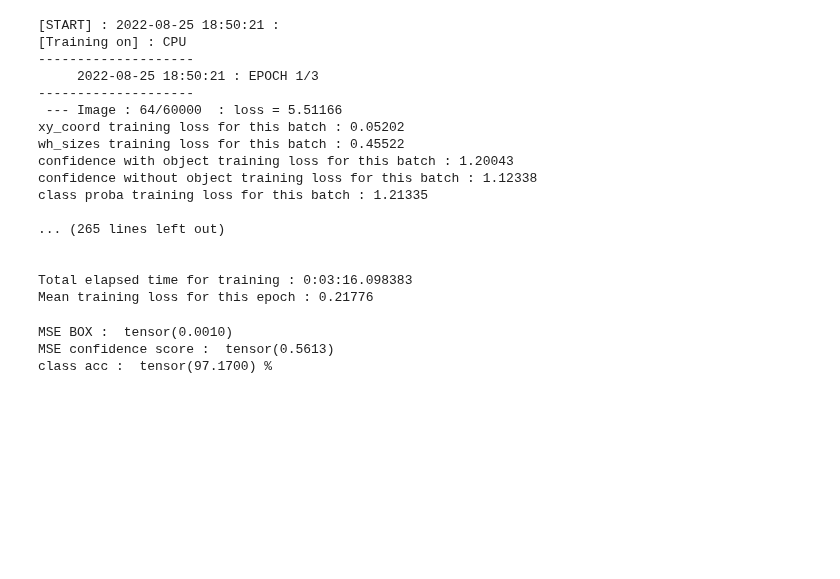
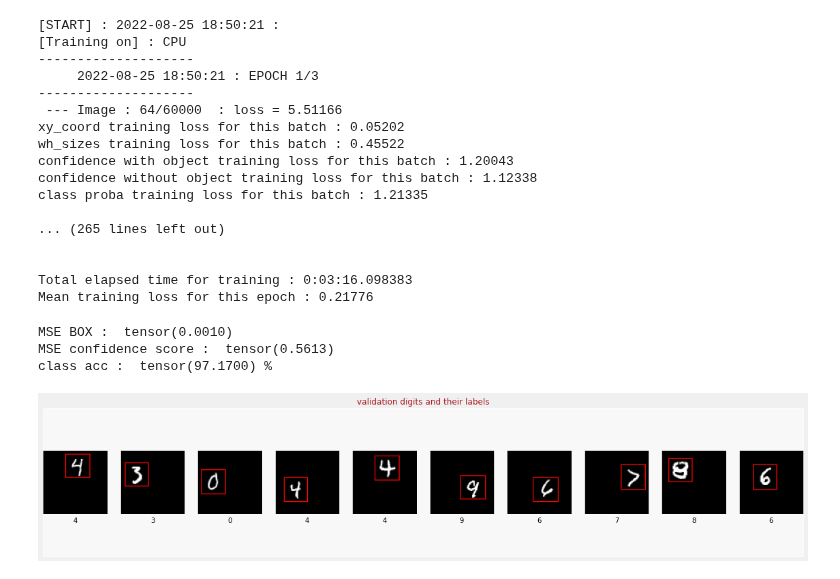
Before and after one commit to E-delweiss/Food_Recognition, a Jupyter notebook: YOLO_MNIST_Localization.ipynb, the cells around one changed output. Cells and saved outputs as stored; diff of their text form; code cells hidden in the pictures; blank space fills up the shorter version.

Commit message:
Re-add bbox plot utils.

```diff
--- a/YOLO_MNIST_Localization.ipynb
+++ b/YOLO_MNIST_Localization.ipynb
@@ -609,0 +717,11 @@ class acc :  tensor(97.1700) %
+# %%
+############### Matplotlib config
+plt.rc('image', cmap='gray')
+plt.rc('grid', linewidth=0)
+plt.rc('xtick', top=False, bottom=False, labelsize='large')
+plt.rc('ytick', left=False, right=False, labelsize='large')
+plt.rc('axes', facecolor='F8F8F8', titlesize="large", edgecolor='white')
+plt.rc('text', color='a8151a')
+plt.rc('figure', facecolor='F0F0F0')# Matplotlib fonts
+MATPLOTLIB_FONT_DIR = os.path.join(os.path.dirname(plt.__file__), "mpl-data/fonts/ttf")
+################################################################################
@@ -609,0 +851,17 @@ class acc :  tensor(97.1700) %
+# %%
+(training_digits, training_labels, training_bboxes,
+ validation_digits, validation_labels, validation_bboxes) = dataset_to_numpy_util(training_dataset, validation_dataset, 10)
+
+validation_bboxes = relative2absolute(torch.as_tensor(validation_bboxes))
+validation_bboxes = np.asarray(validation_bboxes)/75
+#iou = intersection_over_union(predicted_bboxes.numpy(), validation_bboxes)
+
+iou_threshold = 0.6
+
+#print("Number of predictions where iou > threshold(%s): %s" % (iou_threshold, (iou >= iou_threshold).sum()))
+#print("Number of predictions where iou < threshold(%s): %s" % (iou_threshold, (iou < iou_threshold).sum()))
+
+
+display_digits_with_boxes(validation_digits, validation_labels, validation_labels, np.array([]), validation_bboxes, np.array([]), "validation digits and their labels")
+# %% [output]
+[figure, added]
```
Also changed, not shown: parts of 5 cells of this notebook.
